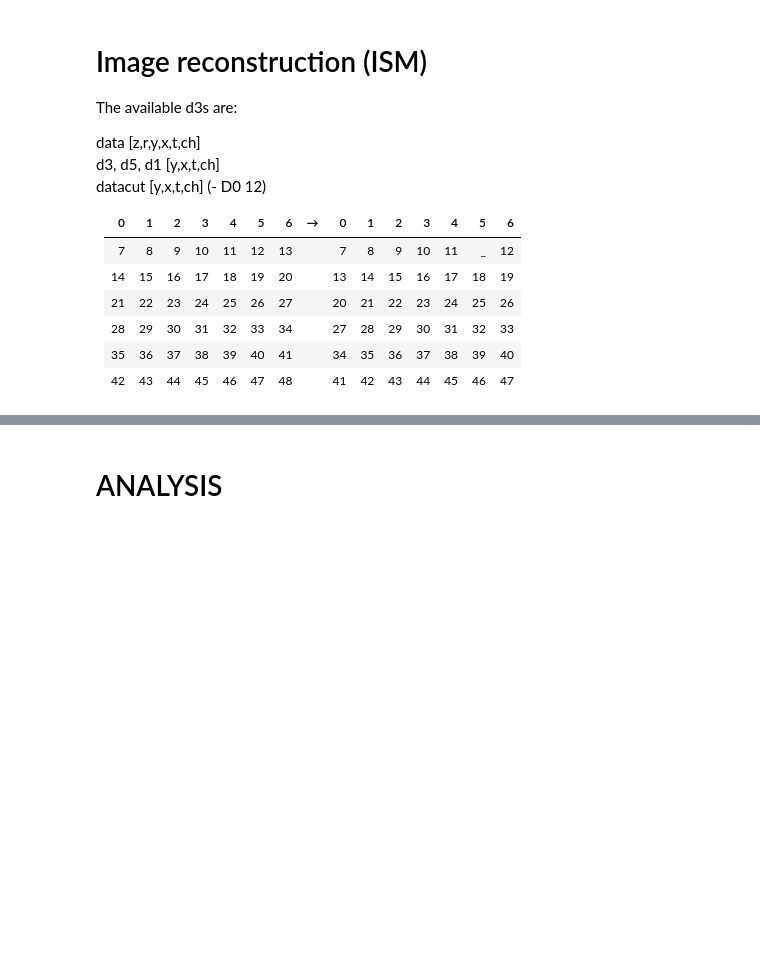
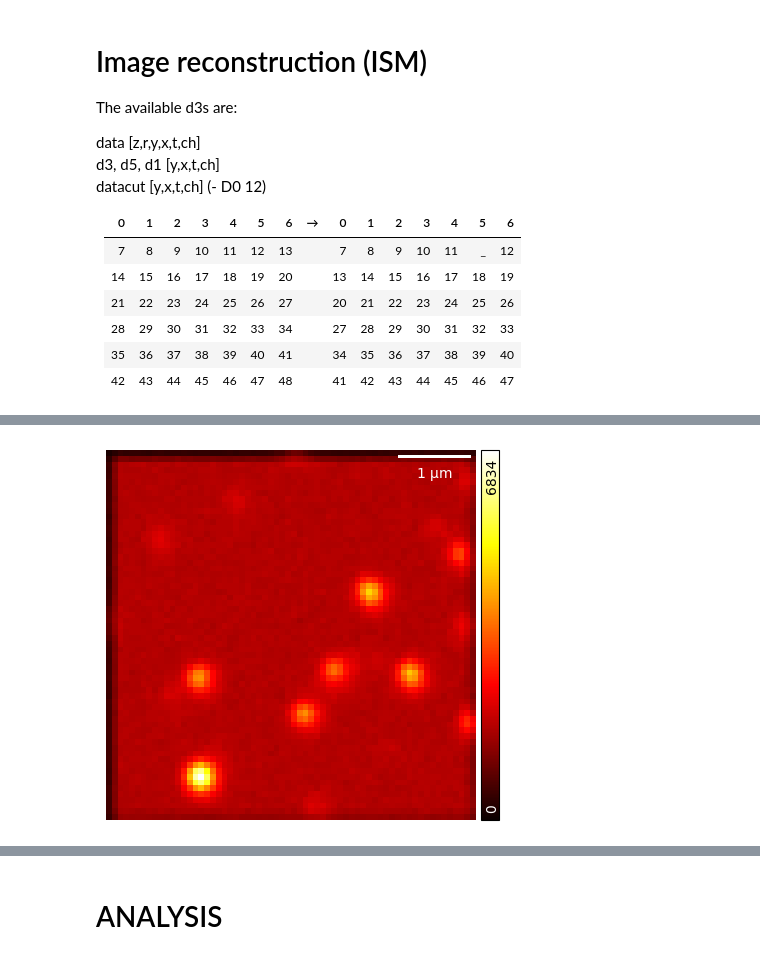
Before and after one commit to CarminatiGiovanni/tesi, a Jupyter notebook: ISM_only.ipynb, the cells around one changed output, grey strips where cells are left out. Saved outputs shown, nothing was run; the diff lists cells and outputs as text; code cells hidden in the pictures; blank space fills up the shorter version.

```diff
--- a/ISM_only.ipynb
+++ b/ISM_only.ipynb
@@ -406,0 +446,9 @@ No data for colormapping provided via 'c'. Parameters 'cmap' will be ignored
+# %%
+vmax = np.max(ISM_D7)
+vmin = 0
+
+gra.ShowImg(ISM_D7, pxsize_x = pxsizex, vmax=vmax, vmin=vmin, cmap='hot')
+plt.savefig('docs/images/ISM/ISM_D7.png', dpi=300, bbox_inches='tight')
+plt.show()
+# %% [output]
+[figure, added]
```
Also changed, not shown: parts of 10 cells of this notebook, 1 other file.
